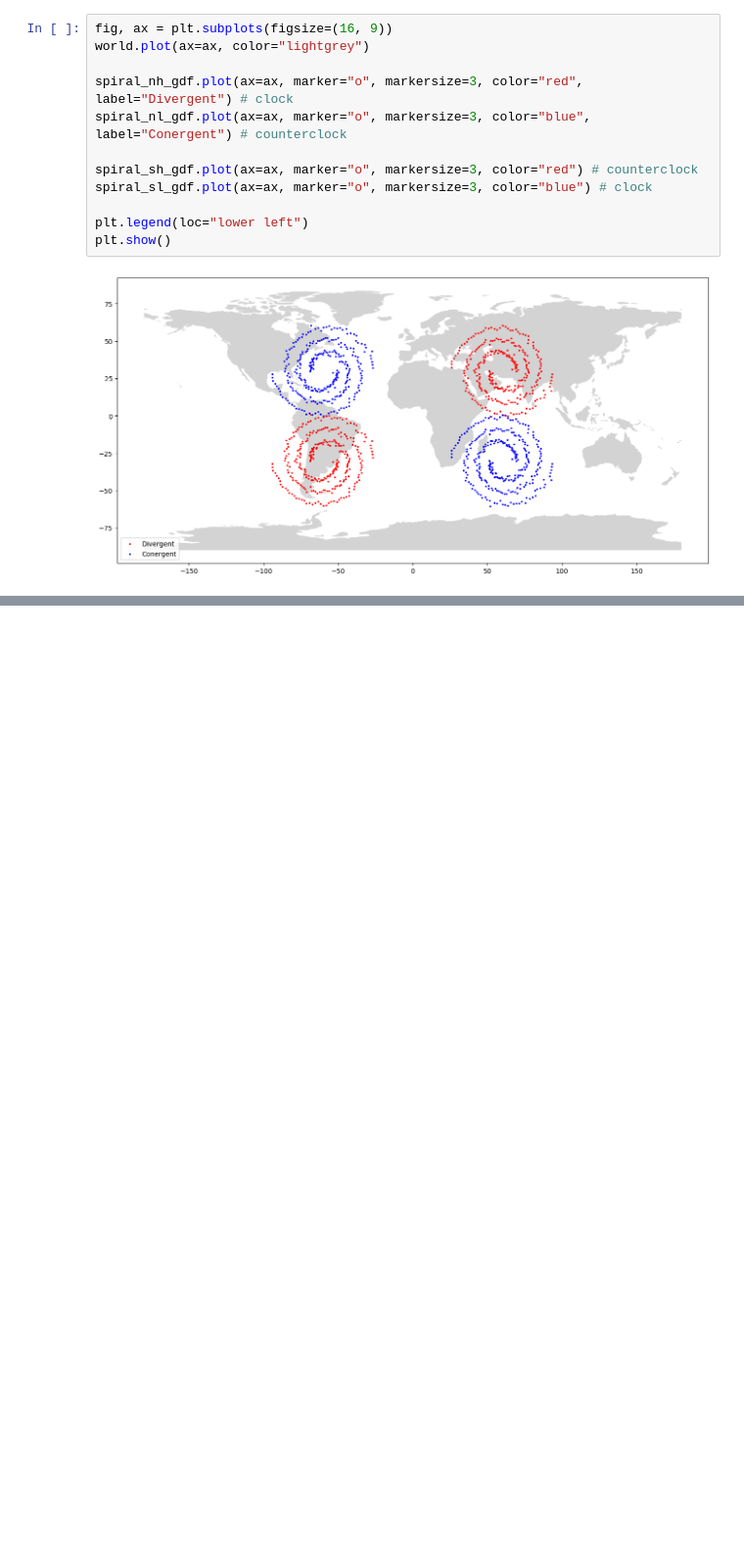
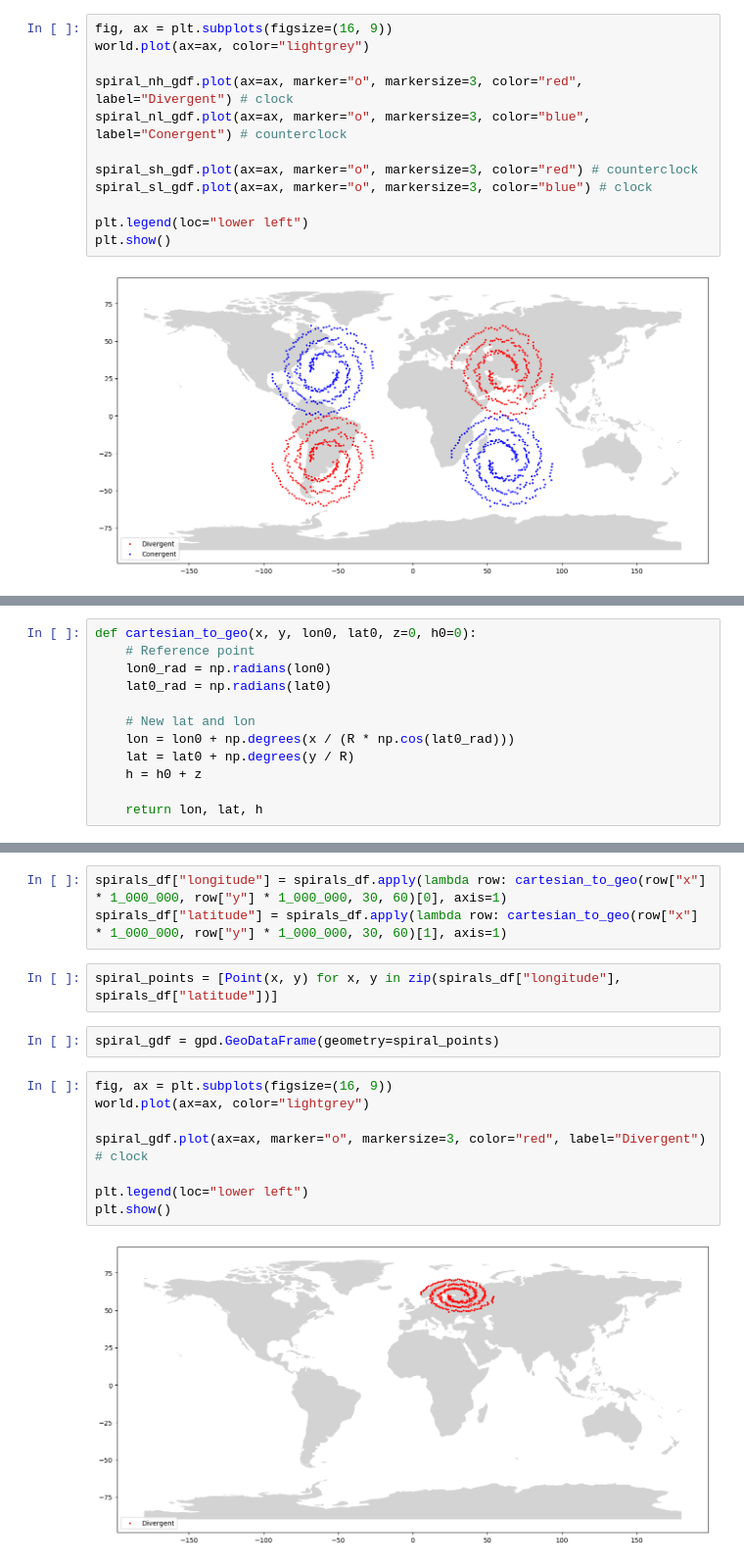
Before and after one commit to janiejestemja/geo, a Jupyter notebook: eda_sketch.ipynb, the cells around one changed output, grey strips where cells are left out. Shown at 98% size. Saved outputs shown, nothing was run; the diff lists cells and outputs as text; blank space fills up the shorter version.

```diff
--- a/eda_sketch.ipynb
+++ b/eda_sketch.ipynb
@@ -604,0 +600,12 @@ plt.show()
+# %%
+def cartesian_to_geo(x, y, lon0, lat0, z=0, h0=0):
+    # Reference point
+    lon0_rad = np.radians(lon0)
+    lat0_rad = np.radians(lat0)
+
+    # New lat and lon
+    lon = lon0 + np.degrees(x / (R * np.cos(lat0_rad)))
+    lat = lat0 + np.degrees(y / R)
+    h = h0 + z
+
+    return lon, lat, h
@@ -604,0 +633,17 @@ plt.show()
+# %%
+spirals_df["longitude"] = spirals_df.apply(lambda row: cartesian_to_geo(row["x"] * 1_000_000, row["y"] * 1_000_000, 30, 60)[0], axis=1)
+spirals_df["latitude"] = spirals_df.apply(lambda row: cartesian_to_geo(row["x"] * 1_000_000, row["y"] * 1_000_000, 30, 60)[1], axis=1)
+# %%
+spiral_points = [Point(x, y) for x, y in zip(spirals_df["longitude"], spirals_df["latitude"])]
+# %%
+spiral_gdf = gpd.GeoDataFrame(geometry=spiral_points)
+# %%
+fig, ax = plt.subplots(figsize=(16, 9))
+world.plot(ax=ax, color="lightgrey")
+
+spiral_gdf.plot(ax=ax, marker="o", markersize=3, color="red", label="Divergent") # clock
+
+plt.legend(loc="lower left")
+plt.show()
+# %% [output]
+[figure, added]
```
Also changed, not shown: parts of 9 cells of this notebook.
